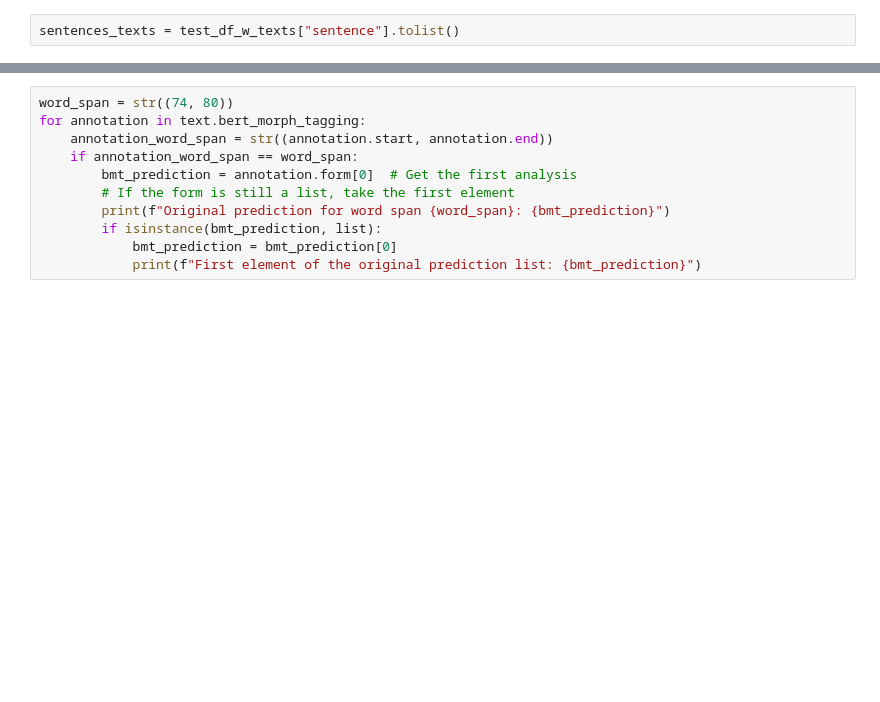
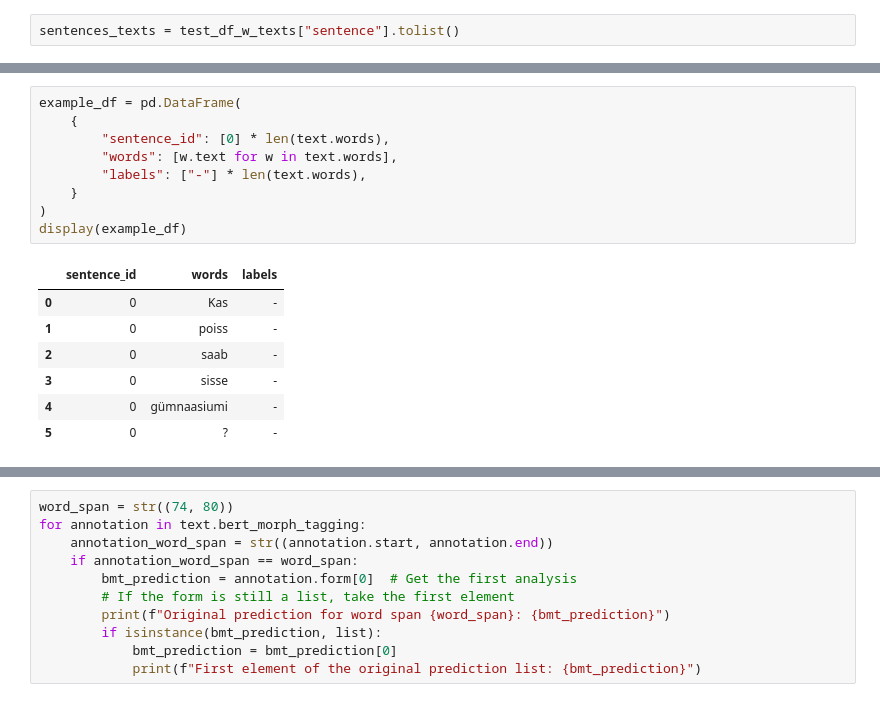
Before and after one commit to SanderSaska/EstNLTK_model_training, a Jupyter notebook: notebooks/testing.ipynb, the cells around one changed output, grey strips where cells are left out. Drawn from its saved outputs; the diff is of its cells as text; blank space fills up the shorter version.

```diff
--- a/notebooks/testing.ipynb
+++ b/notebooks/testing.ipynb
@@ -205,0 +257,17 @@ bmt.tag(text)
+# %%
+example_df = pd.DataFrame(
+    {
+        "sentence_id": [0] * len(text.words),
+        "words": [w.text for w in text.words],
+        "labels": ["-"] * len(text.words),
+    }
+)
+display(example_df)
+# %% [output]
+|  | sentence_id | words | labels |
+| 0 | 0 | Kas | - |
+| 1 | 0 | poiss | - |
+| 2 | 0 | saab | - |
+| 3 | 0 | sisse | - |
+| 4 | 0 | gümnaasiumi | - |
+| 5 | 0 | ? | - |
```
Also changed, not shown: parts of 16 cells of this notebook.
